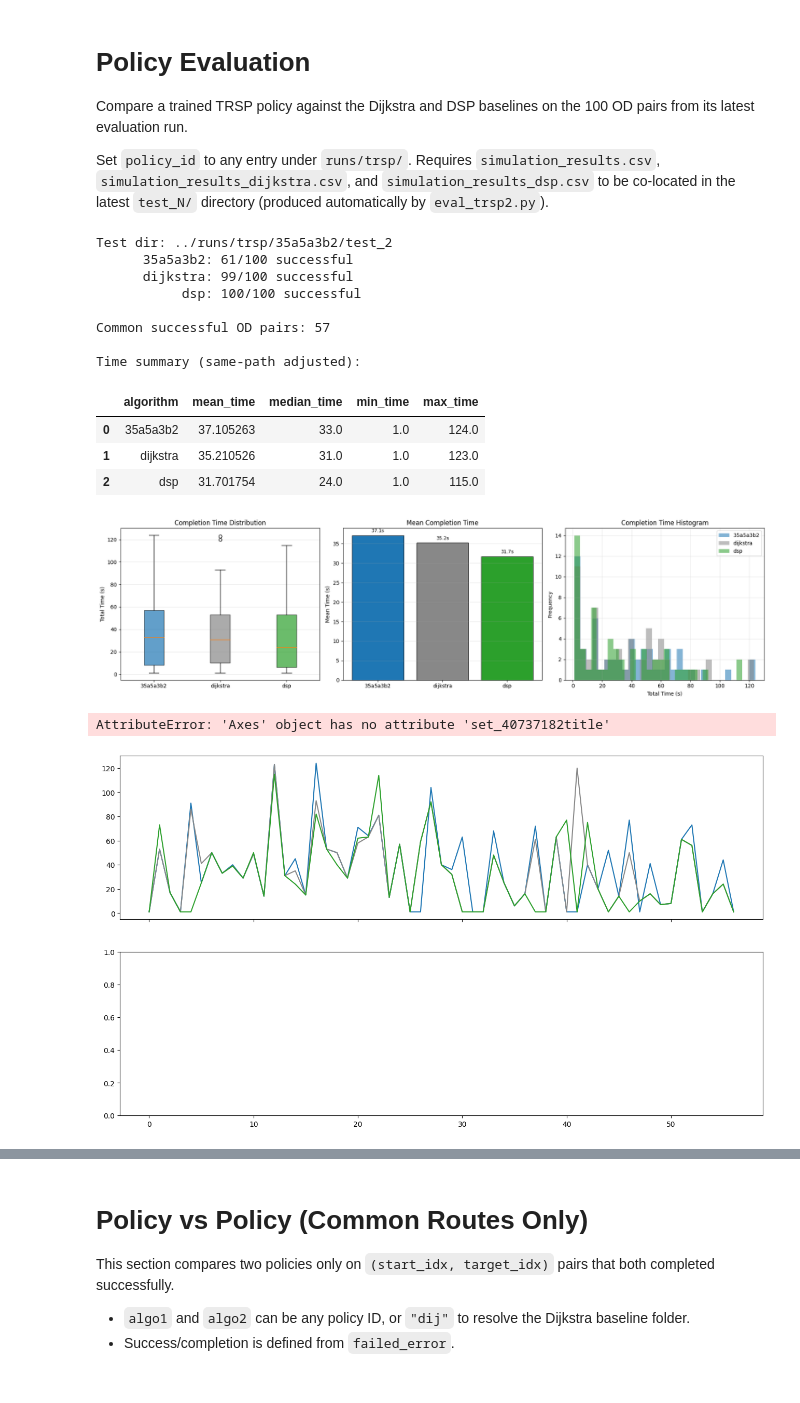
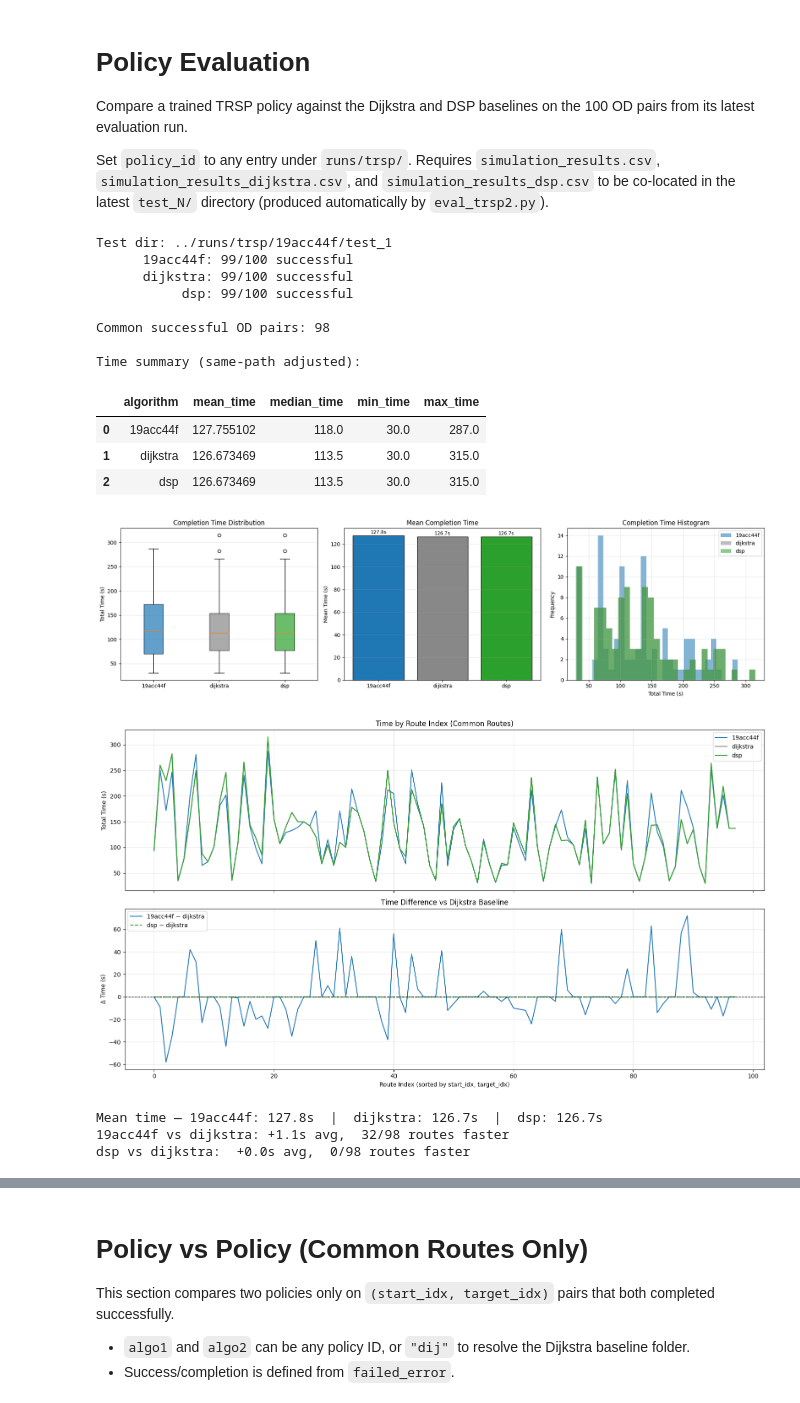
Before and after one commit to shinobi-wolf/FleetNav, a Jupyter notebook: notebooks/trsp_testing_analysis.ipynb, the cells around one changed output, grey strips where cells are left out. Cells and saved outputs as stored; diff of their text form; code cells hidden in the pictures.

```diff
--- a/notebooks/trsp_testing_analysis.ipynb
+++ b/notebooks/trsp_testing_analysis.ipynb
@@ -11,7 +11,7 @@ import numpy as np
 from pathlib import Path
 
 # --- User config ---
-policy_id = "35a5a3b2"
+policy_id = "19acc44f"
 
 # --- Helpers (prefixed _pe_ to avoid conflicts with later sections) ---
 def _pe_latest_test_dir(policy_dir: Path) -> Path:
@@ -105,18 +105,18 @@ print(f"\nCommon successful OD pairs: {len(pe_common_pairs)}")
 print("\nTime summary (same-path adjusted):")
 display(summary)
 # %% [output]
-Test dir: ../runs/trsp/35a5a3b2/test_2
-      35a5a3b2: 61/100 successful
+Test dir: ../runs/trsp/19acc44f/test_1
+      19acc44f: 99/100 successful
       dijkstra: 99/100 successful
-           dsp: 100/100 successful
+           dsp: 99/100 successful
 
-Common successful OD pairs: 57
+Common successful OD pairs: 98
 
 Time summary (same-path adjusted):
 |  | algorithm | mean_time | median_time | min_time | max_time |
-| 0 | 35a5a3b2 | 37.105263 | 33.0 | 1.0 | 124.0 |
-| 1 | dijkstra | 35.210526 | 31.0 | 1.0 | 123.0 |
-| 2 | dsp | 31.701754 | 24.0 | 1.0 | 115.0 |
+| 0 | 19acc44f | 127.755102 | 118.0 | 30.0 | 287.0 |
+| 1 | dijkstra | 126.673469 | 113.5 | 30.0 | 315.0 |
+| 2 | dsp | 126.673469 | 113.5 | 30.0 | 315.0 |
 # %%
 import matplotlib.pyplot as plt
 
@@ -156,37 +156,39 @@ axes[2].legend(); axes[2].grid(alpha=0.3)
 plt.tight_layout(); plt.show()
 
 # --- Route-index: absolute times + diffs vs Dijkstra ---
 t_pol, t_dij, t_dsp = pe_times
 ridx = pe_dfs[0]["route_index"]
 
 fig, axes = plt.subplots(2, 1, figsize=(16, 9), sharex=True)
 
 for d, lbl, c in zip(pe_dfs, pe_labels, pe_lbl_colors):
     axes[0].plot(d["route_index"], d[_PE_TIME_COL], label=lbl, color=c, linewidth=1.5)
-axes[0].set_40737182title("Time by Route Index (Common Routes)")
+axes[0].set_title("Time by Route Index (Common Routes)")
 axes[0].set_ylabel("Total Time (s)"); axes[0].legend(); axes[0].grid(alpha=0.3)
 
 axes[1].plot(ridx, t_pol - t_dij, color=_PE_COLORS[pe_labels[0]], linewidth=1.5,
              label=f"{pe_labels[0]} − dijkstra")
 axes[1].plot(ridx, t_dsp - t_dij, color=_PE_COLORS["dsp"], linewidth=1.5,
              linestyle="--", label="dsp − dijkstra")
 axes[1].axhline(0, color="black", linestyle="--", linewidth=1)
 axes[1].set_title("Time Difference vs Dijkstra Baseline")
 axes[1].set_xlabel("Route Index (sorted by start_idx, target_idx)")
 axes[1].set_ylabel("Δ Time (s)"); axes[1].legend(); axes[1].grid(alpha=0.3)
 
 plt.tight_layout(); plt.show()
 
 n_common = len(pe_common_pairs)
 print(f"Mean time — {pe_labels[0]}: {means[0]:.1f}s  |  dijkstra: {means[1]:.1f}s  |  dsp: {means[2]:.1f}s")
 print(f"{pe_labels[0]} vs dijkstra: {(t_pol - t_dij).mean():+.1f}s avg,  "
       f"{(t_pol < t_dij).sum()}/{n_common} routes faster")
 print(f"dsp vs dijkstra:  {(t_dsp - t_dij).mean():+.1f}s avg,  "
       f"{(t_dsp < t_dij).sum()}/{n_common} routes faster")
 # %% [output]
-[figure, old version]
+[figure, new version]
+[figure, new version]
-AttributeError: 'Axes' object has no attribute 'set_40737182title'
+Mean time — 19acc44f: 127.8s  |  dijkstra: 126.7s  |  dsp: 126.7s
+19acc44f vs dijkstra: +1.1s avg,  32/98 routes faster
+dsp vs dijkstra:  +0.0s avg,  0/98 routes faster
-[figure, old version]
 # %%
 import sumolib
 import yaml as _yaml_pe
```
Also changed, not shown: parts of 4 cells of this notebook, 9 other files.
